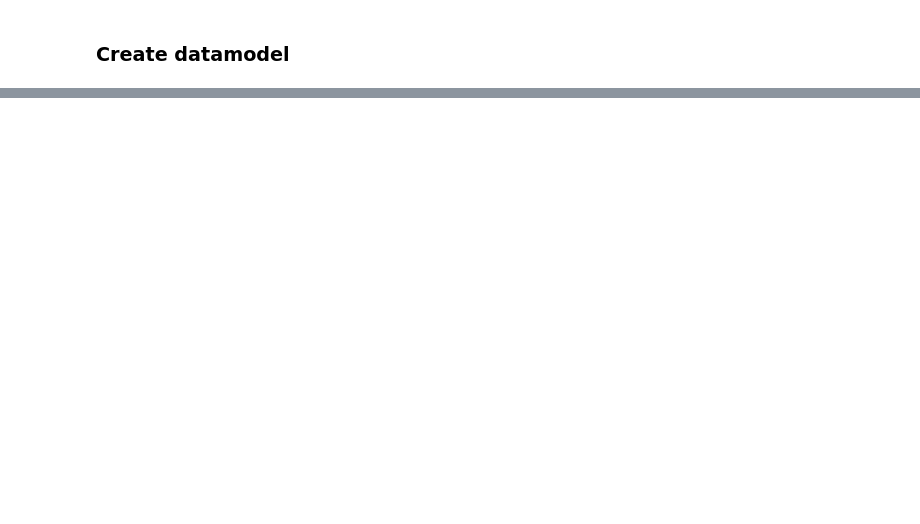
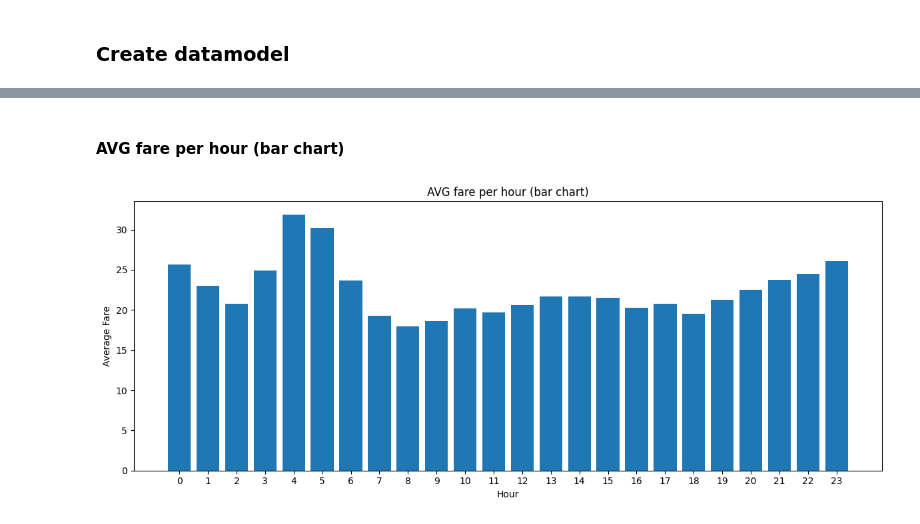
Before and after one commit to edem1550/AWS_CHICAGO_DATA, a Jupyter notebook: src/notebooks/08_create_datamodel.ipynb, the cells around one changed output, grey strips where cells are left out. Cells and saved outputs as stored; diff of their text form; code cells hidden in the pictures; blank space fills up the shorter version.

```diff
--- a/src/notebooks/08_create_datamodel.ipynb
+++ b/src/notebooks/08_create_datamodel.ipynb
@@ -189,0 +256,27 @@ memory usage: 52.2+ MB
+# %% [markdown]
+#### AVG fare per hour (bar chart)
+# %%
+# Calculate hour data
+
+fact_taxi_trips_full['hour'] = fact_taxi_trips_full['trip_start_timestamp'].dt.hour
+
+# Calculate average fare per hour
+
+avg_fare_by_hour = (
+    fact_taxi_trips_full.groupby('hour')['fare']
+    .mean()
+    .reindex(range(24))
+)
+
+# Create bar chart
+
+plt.figure(figsize=(12, 5))
+plt.bar(avg_fare_by_hour.index,avg_fare_by_hour.values)
+plt.title('AVG fare per hour (bar chart)')
+plt.xlabel('Hour')
+plt.ylabel('Average Fare')
+plt.xticks(range(24))
+plt.tight_layout()
+plt.show()
+# %% [output]
+[figure, added]
```
Also changed, not shown: parts of 15 cells of this notebook.
